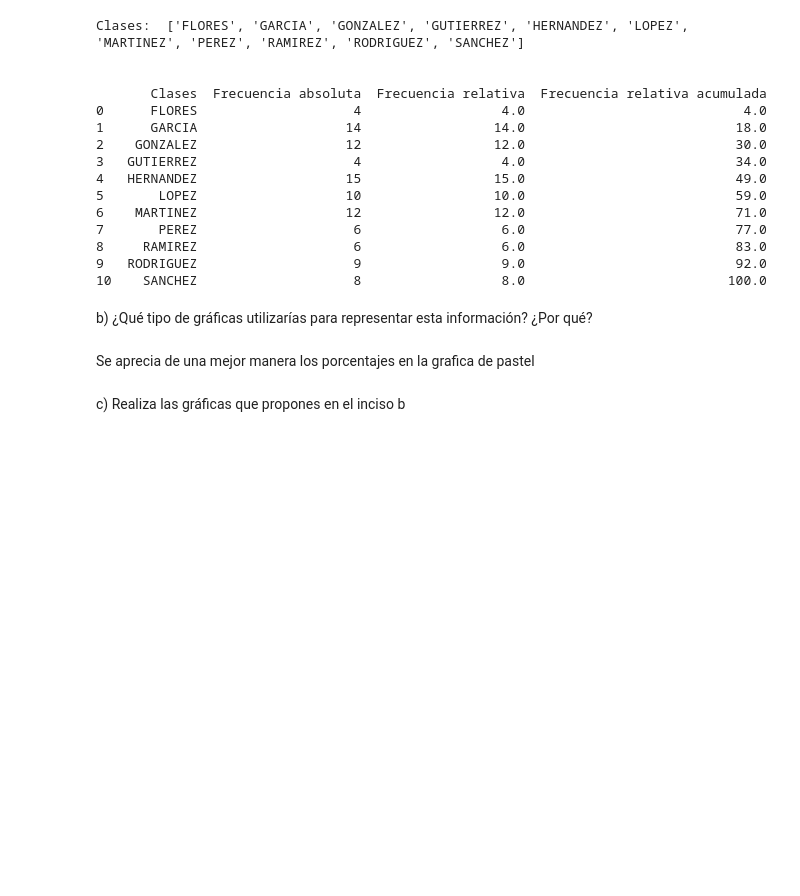
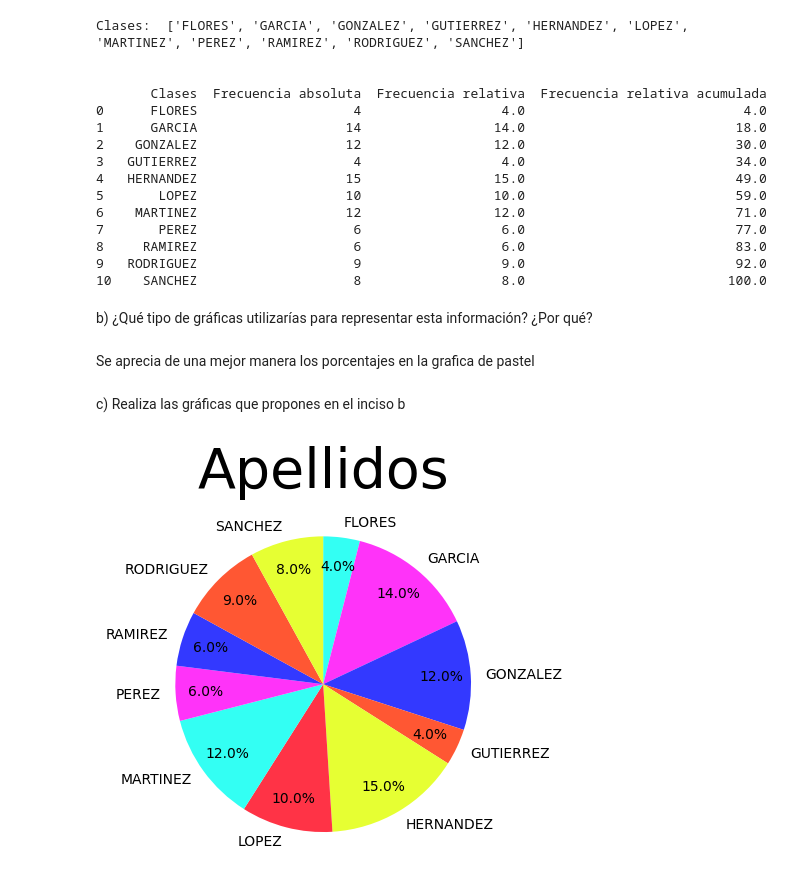
Before and after one commit to Carlosm09899/CGMVerano2024T1, a Jupyter notebook: Ejercicio15.ipynb, the cells around one changed output. Cells and saved outputs as stored; diff of their text form; code cells hidden in the pictures; blank space fills up the shorter version.

```diff
--- a/Ejercicio15.ipynb
+++ b/Ejercicio15.ipynb
@@ -86,3 +86,13 @@ b) ¿Qué tipo de gráficas utilizarías para representar esta información? ¿P
 Se aprecia de una mejor manera los porcentajes en la grafica de pastel
 # %% [markdown]
 c) Realiza las gráficas que propones en el inciso b
+# %%
+marcas_clases= i.obtener_indices(clases)
+
+
+titulo = "Apellidos"
+
+
+pie.generar_pastel(clases_sorted, frecuencia_relativa, titulo)
+# %% [output]
+[figure, added]
```
